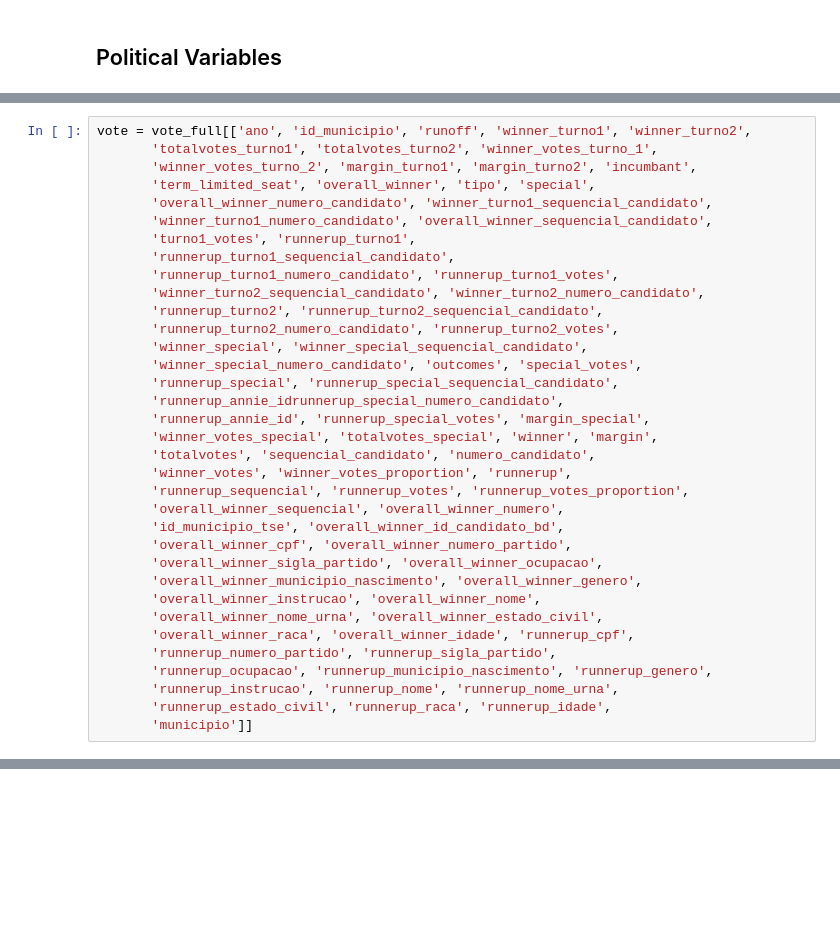
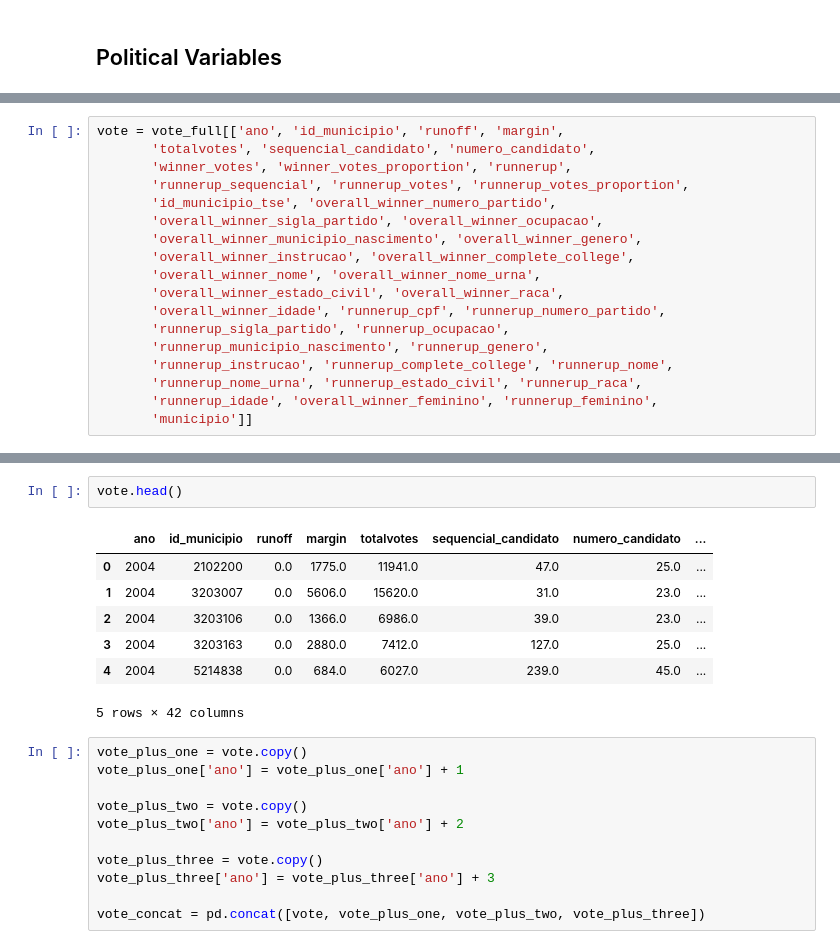
Before and after one commit to aulichney/Deforestation, a Jupyter notebook: DataMerge.ipynb, the cells around one changed output, grey strips where cells are left out. Drawn from its saved outputs; the diff is of its cells as text; blank space fills up the shorter version.

```diff
--- a/DataMerge.ipynb
+++ b/DataMerge.ipynb
@@ -663,35 +680,18 @@ vote_full = pd.read_csv('Users/annieulichney/Documents/GitHub/Deforestation/Poli
 # %%
-vote = vote_full[['ano', 'id_municipio', 'runoff', 'winner_turno1', 'winner_turno2',
-       'totalvotes_turno1', 'totalvotes_turno2', 'winner_votes_turno_1',
-       'winner_votes_turno_2', 'margin_turno1', 'margin_turno2', 'incumbant',
-       'term_limited_seat', 'overall_winner', 'tipo', 'special',
-       'overall_winner_numero_candidato', 'winner_turno1_sequencial_candidato',
-       'winner_turno1_numero_candidato', 'overall_winner_sequencial_candidato',
-       'turno1_votes', 'runnerup_turno1',
-       'runnerup_turno1_sequencial_candidato',
-       'runnerup_turno1_numero_candidato', 'runnerup_turno1_votes',
-       'winner_turno2_sequencial_candidato', 'winner_turno2_numero_candidato',
-       'runnerup_turno2', 'runnerup_turno2_sequencial_candidato',
-       'runnerup_turno2_numero_candidato', 'runnerup_turno2_votes',
-       'winner_special', 'winner_special_sequencial_candidato',
-       'winner_special_numero_candidato', 'outcomes', 'special_votes',
-       'runnerup_special', 'runnerup_special_sequencial_candidato',
-       'runnerup_annie_idrunnerup_special_numero_candidato',
-       'runnerup_annie_id', 'runnerup_special_votes', 'margin_special',
-       'winner_votes_special', 'totalvotes_special', 'winner', 'margin',
+vote = vote_full[['ano', 'id_municipio', 'runoff', 'margin',
        'totalvotes', 'sequencial_candidato', 'numero_candidato',
        'winner_votes', 'winner_votes_proportion', 'runnerup',
        'runnerup_sequencial', 'runnerup_votes', 'runnerup_votes_proportion',
-       'overall_winner_sequencial', 'overall_winner_numero',
-       'id_municipio_tse', 'overall_winner_id_candidato_bd',
-       'overall_winner_cpf', 'overall_winner_numero_partido',
+       'id_municipio_tse', 'overall_winner_numero_partido',
        'overall_winner_sigla_partido', 'overall_winner_ocupacao',
        'overall_winner_municipio_nascimento', 'overall_winner_genero',
-       'overall_winner_instrucao', 'overall_winner_nome',
-       'overall_winner_nome_urna', 'overall_winner_estado_civil',
-       'overall_winner_raca', 'overall_winner_idade', 'runnerup_cpf',
-       'runnerup_numero_partido', 'runnerup_sigla_partido',
-       'runnerup_ocupacao', 'runnerup_municipio_nascimento', 'runnerup_genero',
-       'runnerup_instrucao', 'runnerup_nome', 'runnerup_nome_urna',
-       'runnerup_estado_civil', 'runnerup_raca', 'runnerup_idade',
+       'overall_winner_instrucao', 'overall_winner_complete_college',
+       'overall_winner_nome', 'overall_winner_nome_urna',
+       'overall_winner_estado_civil', 'overall_winner_raca',
+       'overall_winner_idade', 'runnerup_cpf', 'runnerup_numero_partido',
+       'runnerup_sigla_partido', 'runnerup_ocupacao',
+       'runnerup_municipio_nascimento', 'runnerup_genero',
+       'runnerup_instrucao', 'runnerup_complete_college', 'runnerup_nome',
+       'runnerup_nome_urna', 'runnerup_estado_civil', 'runnerup_raca',
+       'runnerup_idade', 'overall_winner_feminino', 'runnerup_feminino',
        'municipio']]
@@ -707,0 +698,21 @@ df
+# %%
+vote.head()
+# %% [output]
+|  | ano | id_municipio | runoff | margin | totalvotes | sequencial_candidato | numero_candidato | ... |
+| 0 | 2004 | 2102200 | 0.0 | 1775.0 | 11941.0 | 47.0 | 25.0 | ... |
+| 1 | 2004 | 3203007 | 0.0 | 5606.0 | 15620.0 | 31.0 | 23.0 | ... |
+| 2 | 2004 | 3203106 | 0.0 | 1366.0 | 6986.0 | 39.0 | 23.0 | ... |
+| 3 | 2004 | 3203163 | 0.0 | 2880.0 | 7412.0 | 127.0 | 25.0 | ... |
+| 4 | 2004 | 5214838 | 0.0 | 684.0 | 6027.0 | 239.0 | 45.0 | ... |
+5 rows × 42 columns
+# %%
+vote_plus_one = vote.copy()
+vote_plus_one['ano'] = vote_plus_one['ano'] + 1
+
+vote_plus_two = vote.copy()
+vote_plus_two['ano'] = vote_plus_two['ano'] + 2
+
+vote_plus_three = vote.copy()
+vote_plus_three['ano'] = vote_plus_three['ano'] + 3
+
+vote_concat = pd.concat([vote, vote_plus_one, vote_plus_two, vote_plus_three])
```
Also changed, not shown: parts of 8 cells of this notebook.
